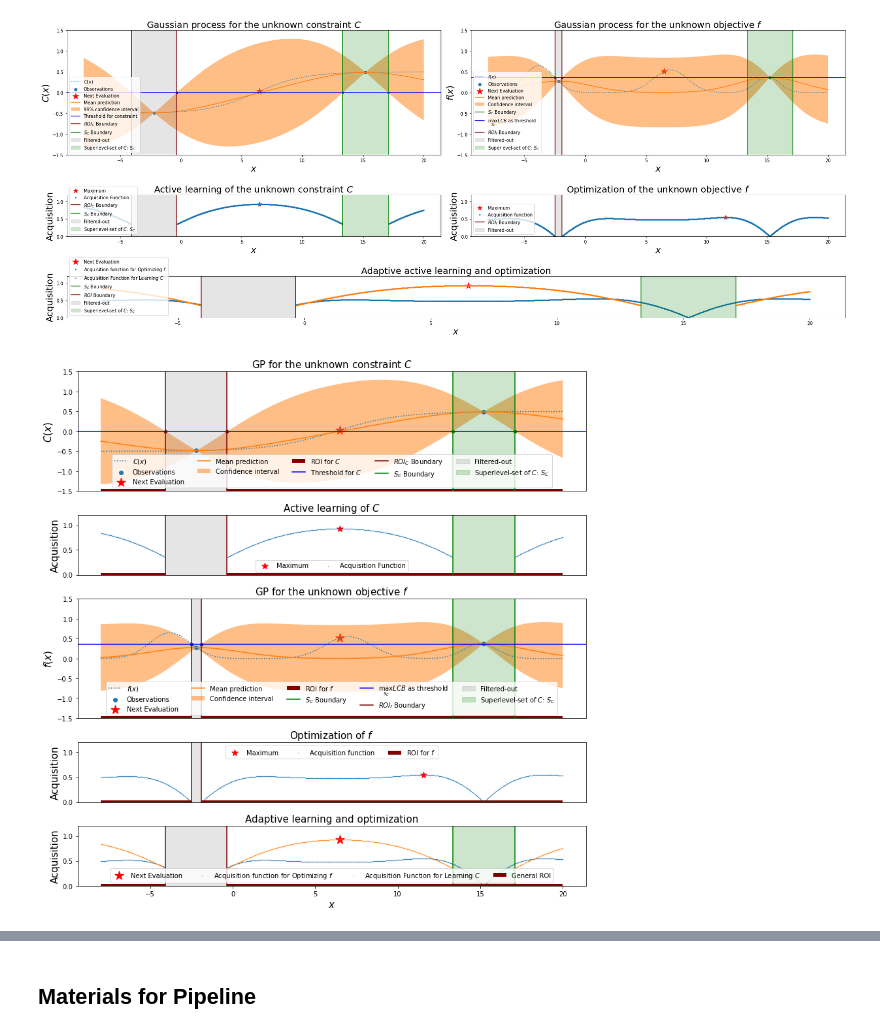
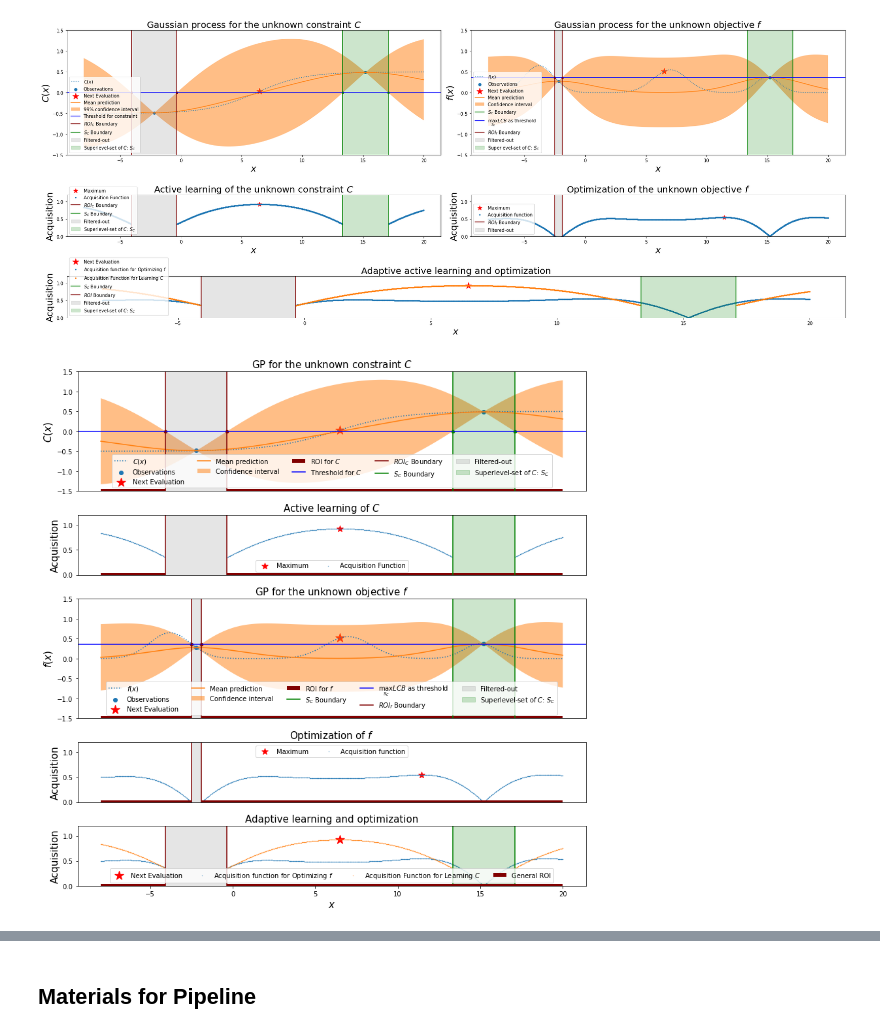
Before and after one commit to SchroDeCat/ConstrainedBO, a Jupyter notebook: visualize_cbo_noisy_targets.ipynb, the cells around one changed output, grey strips where cells are left out. Cells and saved outputs as stored; diff of their text form; code cells hidden in the pictures.

```diff
--- a/visualize_cbo_noisy_targets.ipynb
+++ b/visualize_cbo_noisy_targets.ipynb
@@ -508,41 +508,41 @@ plt.subplot(gs[3,0])
 acqf_argmax = acq_f.argmax()
 plt.scatter(X[acqf_argmax], acq_f[acqf_argmax], s=100, c='red', marker='*', label="Maximum")
 plt.scatter(X, acq_f, label="Acquisition function", s=curve_s3)
-plt.hlines(y = 0, xmin=[x_left], xmax=[f_roi_left], color = 'maroon', linestyle = '-', label='ROI for $f$', linewidth=linewidth)
+plt.hlines(y = 0, xmin=[x_left], xmax=[f_roi_left], color = 'maroon', linestyle = '-', linewidth=linewidth)
 plt.hlines(y = 0, xmin=[f_roi_right], xmax=[x_right], color = 'maroon', linestyle = '-', linewidth=linewidth)
 plt.axvline(x = X[ucb_f_idx[0]], color = 'maroon')
 plt.axvline(x = X[ucb_f_idx[1]], color = 'maroon')
 plt.axvspan(X[ucb_f_idx[1]], X[ucb_f_idx[0]], alpha=0.2, color='gray')
 plt.ylim(0, 1.2)
 plt.xticks([], [])
 # plt.xlabel("$x$", fontsize=font_s3)
 plt.ylabel("Acquisition", fontsize=font_s3)
 plt.legend(loc='upper center', ncol=3)
 _ = plt.title(r"Optimization of $f$", fontsize=font_s3)
 
 plt.subplot(gs[4,0])
 plt.scatter(X[next_idx], acq_c[next_idx], s=200, c='red', marker='*', label="Next Evaluation")
 plt.scatter(X[acq_c_filter_ucb], acq_f[acq_c_filter_ucb], label=r"Acquisition function for Optimizing $f$", s=curve_s3)
 plt.scatter(X[acq_c_filter], acq_c[acq_c_filter], label=r"Acquisition Function for Learning $C$", s=curve_s3)
 plt.ylim(0, 1.2)
 plt.axvline(x = sci_lb, color = 'green', )
 plt.axvline(x = sci_rb, color = 'green',)
 plt.hlines(y = 0, xmin=[x_left], xmax=[c_roi_left], color = 'maroon', linestyle = '-',  linewidth=linewidth, label='General ROI')
 plt.hlines(y = 0, xmin=[c_roi_right], xmax=[x_right], color = 'maroon', linestyle = '-', linewidth=linewidth)
 plt.axvline(x = X[ucb_c_idx[0]], color = 'maroon')
 plt.axvline(x = X[ucb_c_idx[1]], color = 'maroon')
 plt.axvspan(X[ucb_c_idx[1]], X[ucb_c_idx[0]], alpha=0.2, color='gray')
 plt.axvspan(X[lcb_c_idx[1]], X[lcb_c_idx[0]], alpha=0.2, color='green')
 
 plt.xlabel("$x$", fontsize=font_s3)
 plt.ylabel("Acquisition", fontsize=font_s3)
 plt.legend(loc='lower center', ncol=4)
 _ = plt.title(r"Adaptive learning and optimization", fontsize=font_s3)
 
 plt.tight_layout()
 plt.savefig('EG1d_vertical.pdf')
 # %% [output]
-[figure, old version]
+[figure, new version]
 # %%
 ucb_idx = np.argsort(np.abs(ucb))[:2]
 lcb_idx = np.argsort(np.abs(lcb))[:2]
```
Also changed, not shown: parts of 2 cells of this notebook.
